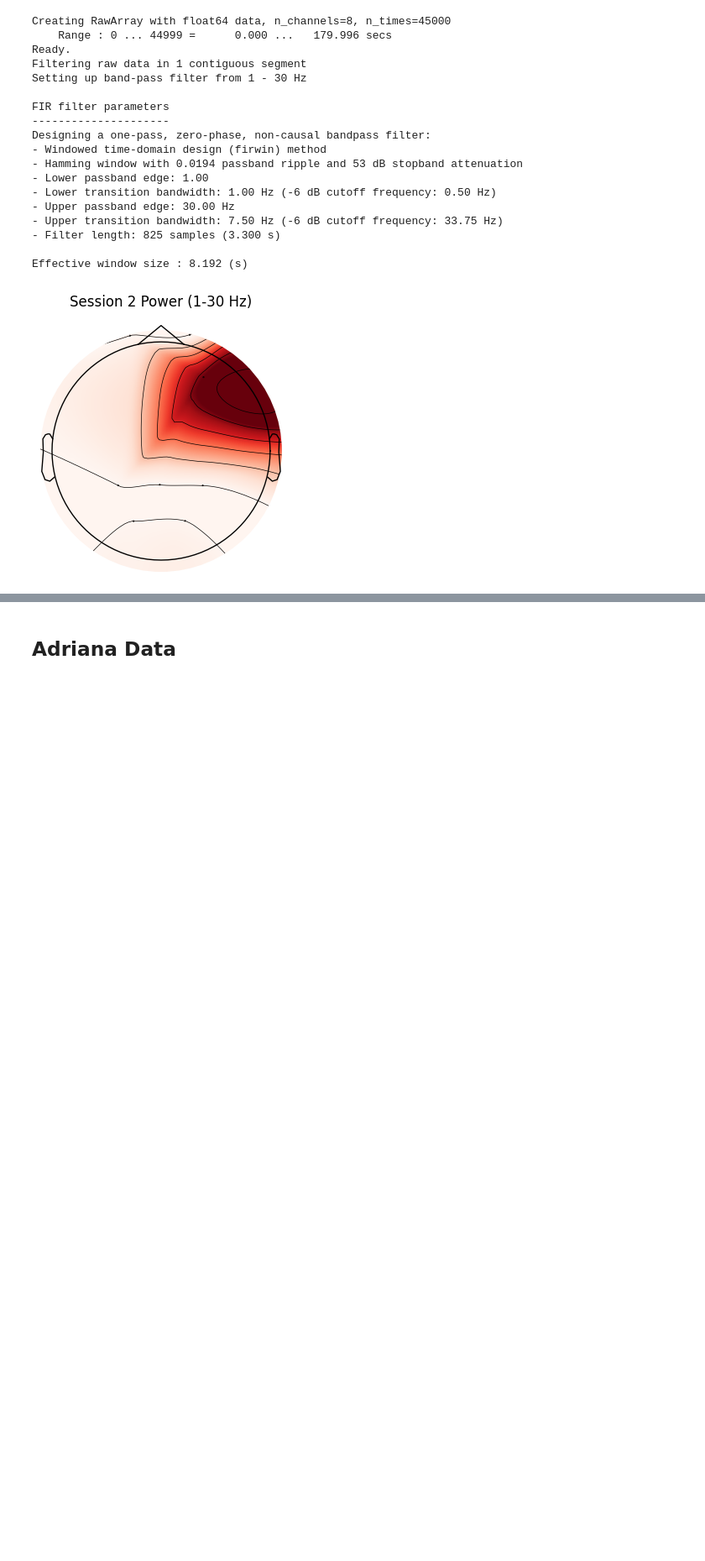
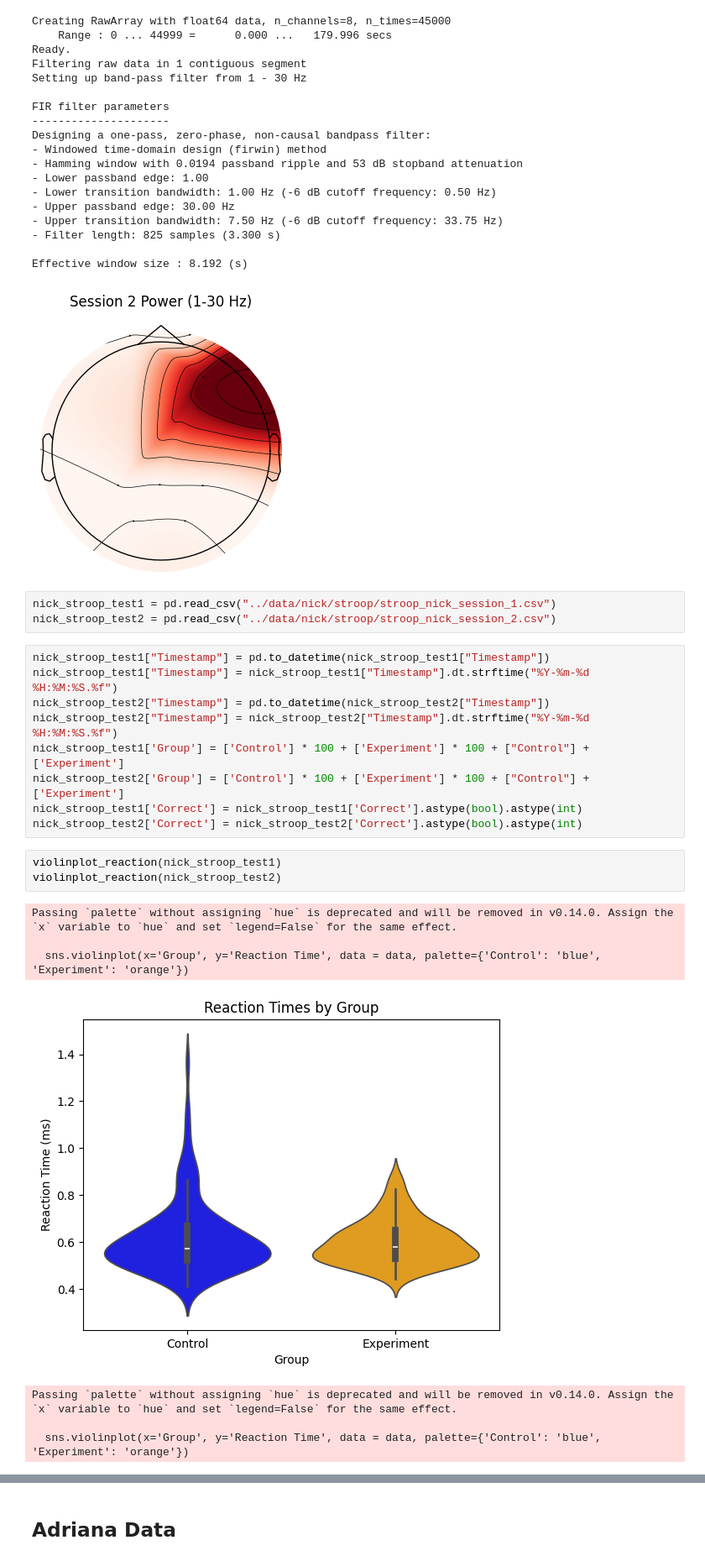
Before and after one commit to kkatevu/COGS189---Final-Project, a Jupyter notebook: COGS189/project_meat/Notebooks/eeg_data_analysis.ipynb, the cells around one changed output, grey strips where cells are left out. Shown at 84% size. Saved outputs shown, nothing was run; the diff lists cells and outputs as text; blank space fills up the shorter version.

```diff
--- a/COGS189/project_meat/Notebooks/eeg_data_analysis.ipynb
+++ b/COGS189/project_meat/Notebooks/eeg_data_analysis.ipynb
@@ -369,3 +419,26 @@ Designing a one-pass, zero-phase, non-causal bandpass filter:
 
 Effective window size : 8.192 (s)
 [figure]
+# %%
+nick_stroop_test1 = pd.read_csv("../data/nick/stroop/stroop_nick_session_1.csv")
+nick_stroop_test2 = pd.read_csv("../data/nick/stroop/stroop_nick_session_2.csv")
+# %%
+nick_stroop_test1["Timestamp"] = pd.to_datetime(nick_stroop_test1["Timestamp"])
+nick_stroop_test1["Timestamp"] = nick_stroop_test1["Timestamp"].dt.strftime("%Y-%m-%d %H:%M:%S.%f")
+nick_stroop_test2["Timestamp"] = pd.to_datetime(nick_stroop_test2["Timestamp"])
+nick_stroop_test2["Timestamp"] = nick_stroop_test2["Timestamp"].dt.strftime("%Y-%m-%d %H:%M:%S.%f")
+nick_stroop_test1['Group'] = ['Control'] * 100 + ['Experiment'] * 100 + ["Control"] + ['Experiment']
+nick_stroop_test2['Group'] = ['Control'] * 100 + ['Experiment'] * 100 + ["Control"] + ['Experiment']
+nick_stroop_test1['Correct'] = nick_stroop_test1['Correct'].astype(bool).astype(int)
+nick_stroop_test2['Correct'] = nick_stroop_test2['Correct'].astype(bool).astype(int)
+# %%
+violinplot_reaction(nick_stroop_test1)
+violinplot_reaction(nick_stroop_test2)
+# %% [output]
+Passing `palette` without assigning `hue` is deprecated and will be removed in v0.14.0. Assign the `x` variable to `hue` and set `legend=False` for the same effect.
+
+  sns.violinplot(x='Group', y='Reaction Time', data = data, palette={'Control': 'blue', 'Experiment': 'orange'})
+[figure, added]
+Passing `palette` without assigning `hue` is deprecated and will be removed in v0.14.0. Assign the `x` variable to `hue` and set `legend=False` for the same effect.
+
+  sns.violinplot(x='Group', y='Reaction Time', data = data, palette={'Control': 'blue', 'Experiment': 'orange'})
```
Also changed, not shown: parts of 24 cells of this notebook.
